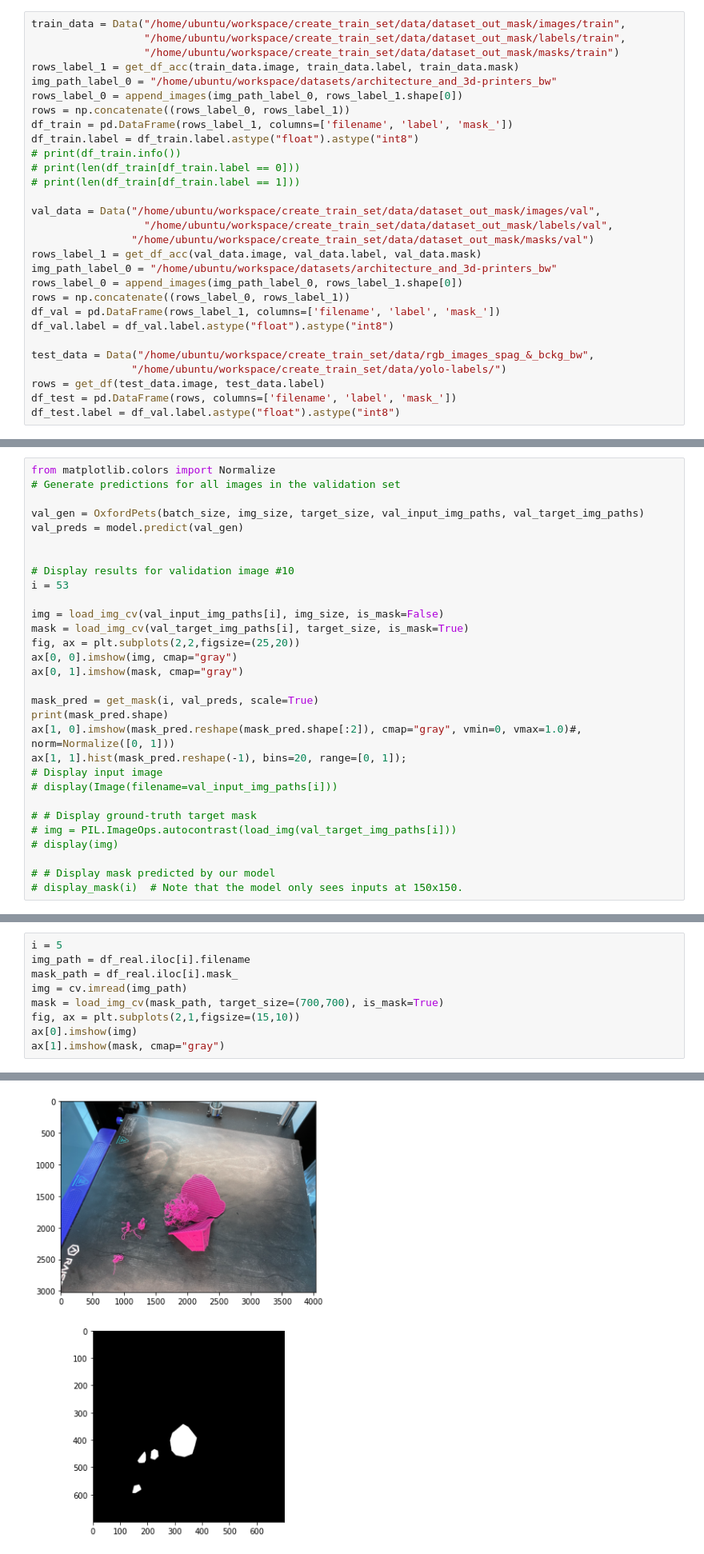
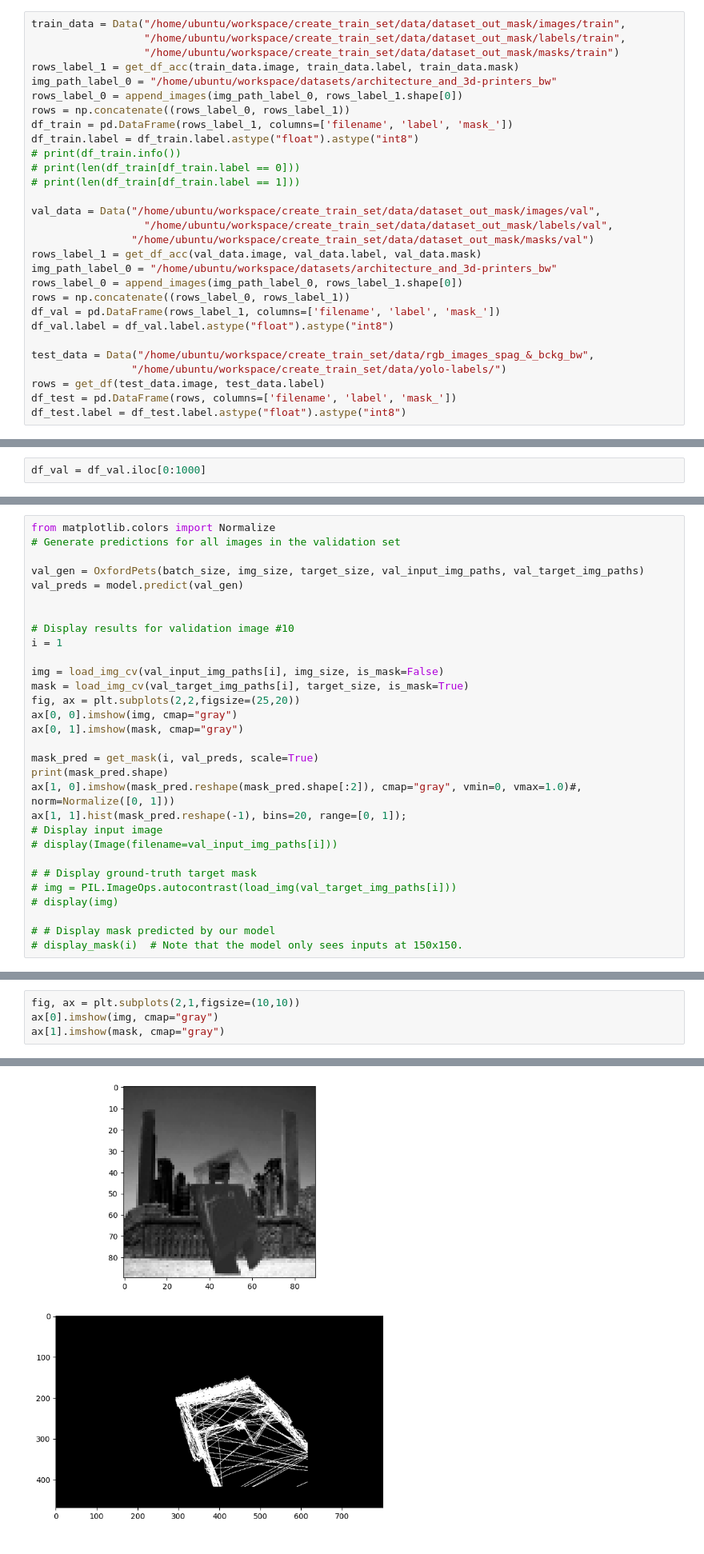
Before and after one commit to kanstancin/classifiers, a Jupyter notebook: segment.ipynb, the cells around one changed output, grey strips where cells are left out. Shown at 80% size. Drawn from its saved outputs; the diff is of its cells as text.

```diff
--- a/segment.ipynb
+++ b/segment.ipynb
@@ -132,7 +127,7 @@ test_data = Data("/home/ubuntu/workspace/create_train_set/data/rgb_images_spag_&
                 "/home/ubuntu/workspace/create_train_set/data/yolo-labels/")
 rows = get_df(test_data.image, test_data.label)
 df_test = pd.DataFrame(rows, columns=['filename', 'label', 'mask_'])
-df_test.label = df_val.label.astype("float").astype("int8")
+df_test.label = df_test.label.astype("float").astype("int8")
 # %% [output]
 7293
 7293
@@ -521,3 +581,5 @@ model = load_model("oxford_segmentation.h5")
+# %%
+df_val = df_val.iloc[0:1000]
 # %% [markdown]
 ## Set aside a validation split
 # %%
@@ -599,7 +672,7 @@ val_preds = model.predict(val_gen)
 
 
 # Display results for validation image #10
-i = 53
+i = 1
 
 img = load_img_cv(val_input_img_paths[i], img_size, is_mask=False)
 mask = load_img_cv(val_target_img_paths[i], target_size, is_mask=True)
@@ -731,14 +807,9 @@ df_real
 | 60 | /home/ubuntu/workspace/datasets/r... | 1 | /home/ubuntu/workspace/datasets/r... |
 61 rows × 3 columns
 # %%
-i = 5
-img_path = df_real.iloc[i].filename
-mask_path = df_real.iloc[i].mask_
-img = cv.imread(img_path)
-mask = load_img_cv(mask_path, target_size=(700,700), is_mask=True)
-fig, ax = plt.subplots(2,1,figsize=(15,10))
-ax[0].imshow(img)
+fig, ax = plt.subplots(2,1,figsize=(10,10))
+ax[0].imshow(img, cmap="gray")
 ax[1].imshow(mask, cmap="gray")
 # %% [output]
 <matplotlib.image.AxesImage at 0x...>
-[figure, old version]
+[figure, new version]
```
Also changed, not shown: parts of 41 cells of this notebook.
